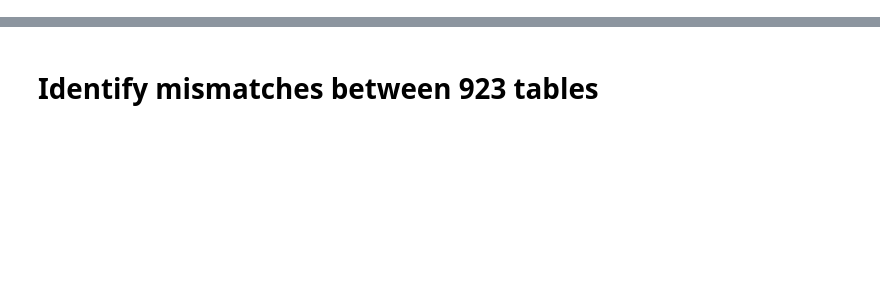
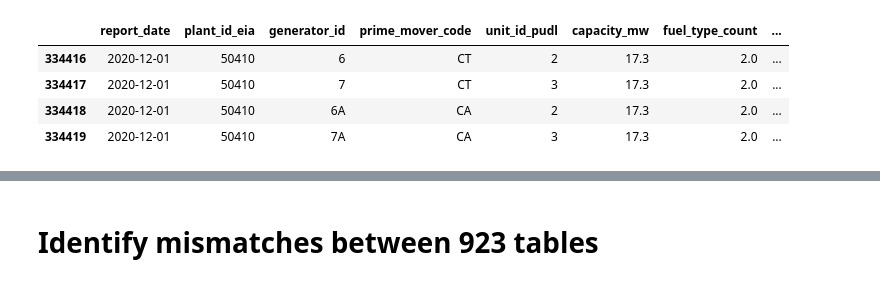
Before and after one commit to singularity-energy/open-grid-emissions, a Jupyter notebook: notebooks/test_distribute_923.ipynb, the cells around one changed output, grey strips where cells are left out. Cells and saved outputs as stored; diff of their text form; code cells hidden in the pictures; blank space fills up the shorter version.

```diff
--- a/notebooks/test_distribute_923.ipynb
+++ b/notebooks/test_distribute_923.ipynb
@@ -0,0 +746,8 @@
+# %%
+fuel_alloc[(fuel_alloc['plant_id_eia'] == 50410) & (fuel_alloc['report_date'] == "2020-12-01")]
+# %% [output]
+|  | report_date | plant_id_eia | generator_id | prime_mover_code | unit_id_pudl | capacity_mw | fuel_type_count | ... |
+| 334416 | 2020-12-01 | 50410 | 6 | CT | 2 | 17.3 | 2.0 | ... |
+| 334417 | 2020-12-01 | 50410 | 7 | CT | 3 | 17.3 | 2.0 | ... |
+| 334418 | 2020-12-01 | 50410 | 6A | CA | 2 | 17.3 | 2.0 | ... |
+| 334419 | 2020-12-01 | 50410 | 7A | CA | 3 | 17.3 | 2.0 | ... |
```
Also changed, not shown: parts of 44 cells of this notebook, 9 other files.
